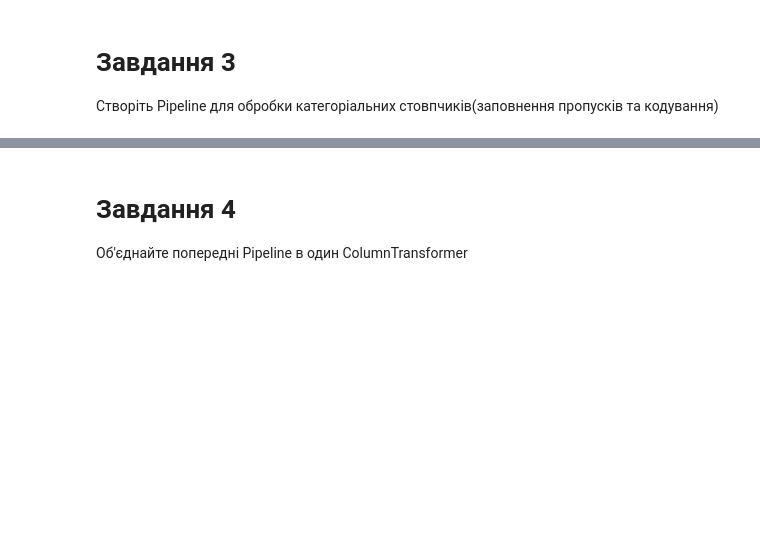
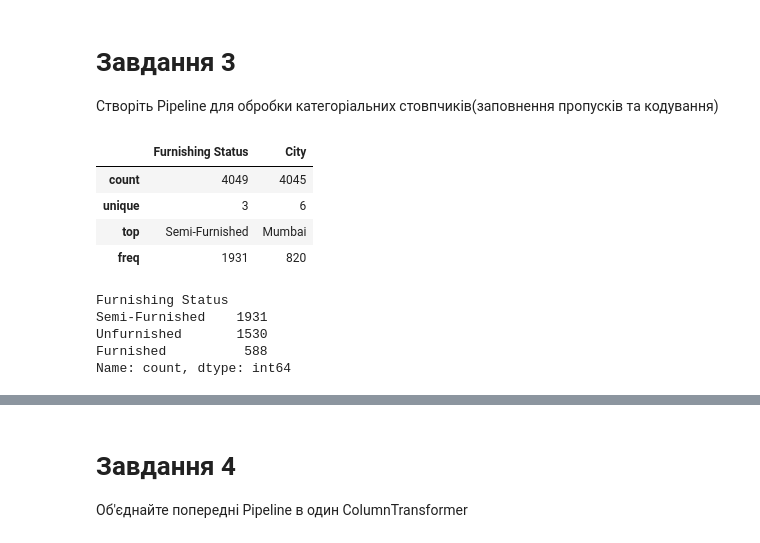
Before and after one commit to shaya-686/AI, a Jupyter notebook: ДЗ_7.ipynb, the cells around one changed output, grey strips where cells are left out. Saved outputs shown, nothing was run; the diff lists cells and outputs as text; code cells hidden in the pictures; blank space fills up the shorter version.

```diff
--- a/ДЗ_7.ipynb
+++ b/ДЗ_7.ipynb
@@ -36,3 +90,19 @@ df.head()
 # %% [markdown]
 # Завдання 3
 Створіть Pipeline для обробки категоріальних стовпчиків(заповнення пропусків та кодування)
+# %%
+df.select_dtypes(include='object').describe()
+# %% [output]
+|  | Furnishing Status | City |
+| count | 4049 | 4045 |
+| unique | 3 | 6 |
+| top | Semi-Furnished | Mumbai |
+| freq | 1931 | 820 |
+# %%
+df['Furnishing Status'].value_counts()
+# %% [output]
+Furnishing Status
+Semi-Furnished    1931
+Unfurnished       1530
+Furnished          588
+Name: count, dtype: int64
```
Also changed, not shown: parts of 15 cells of this notebook.
